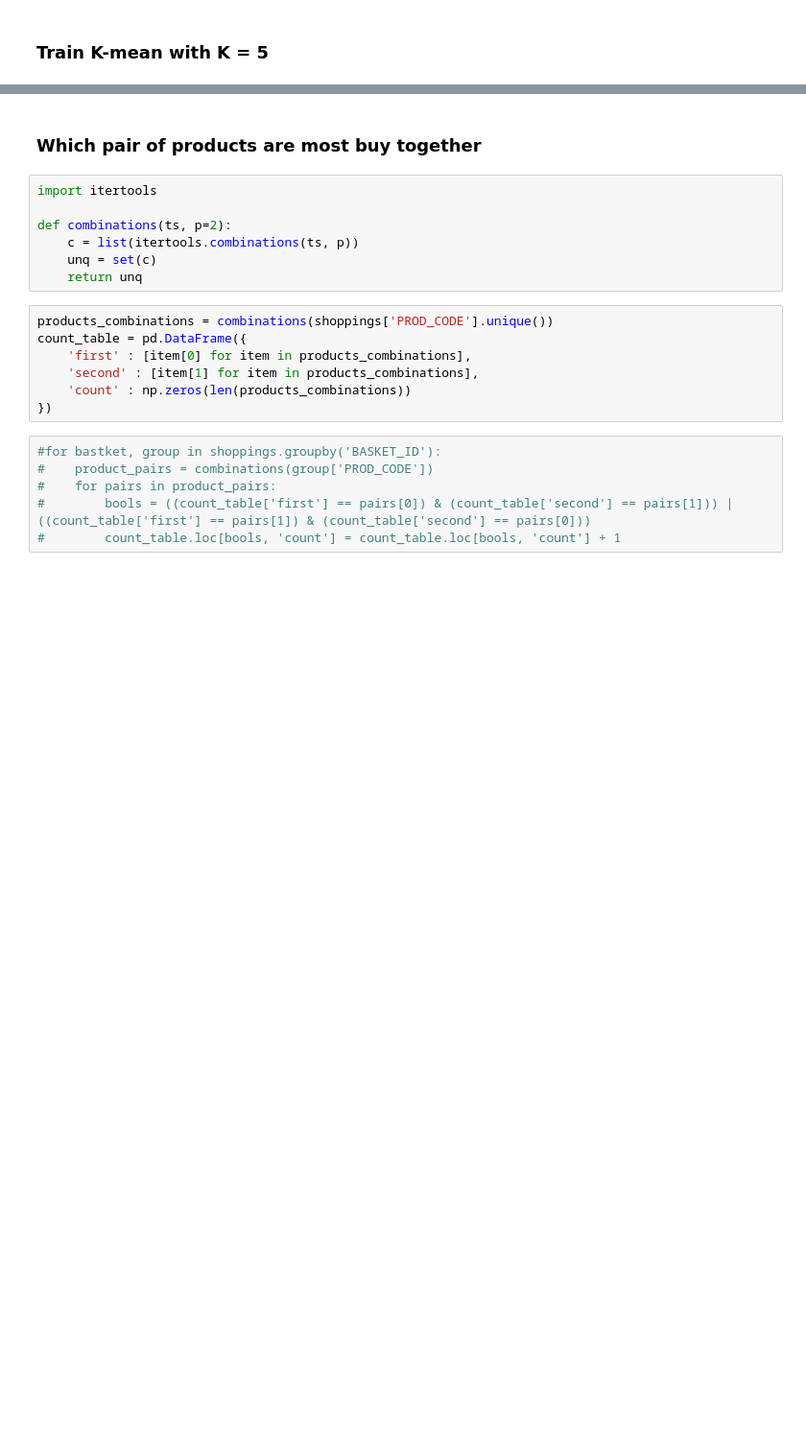
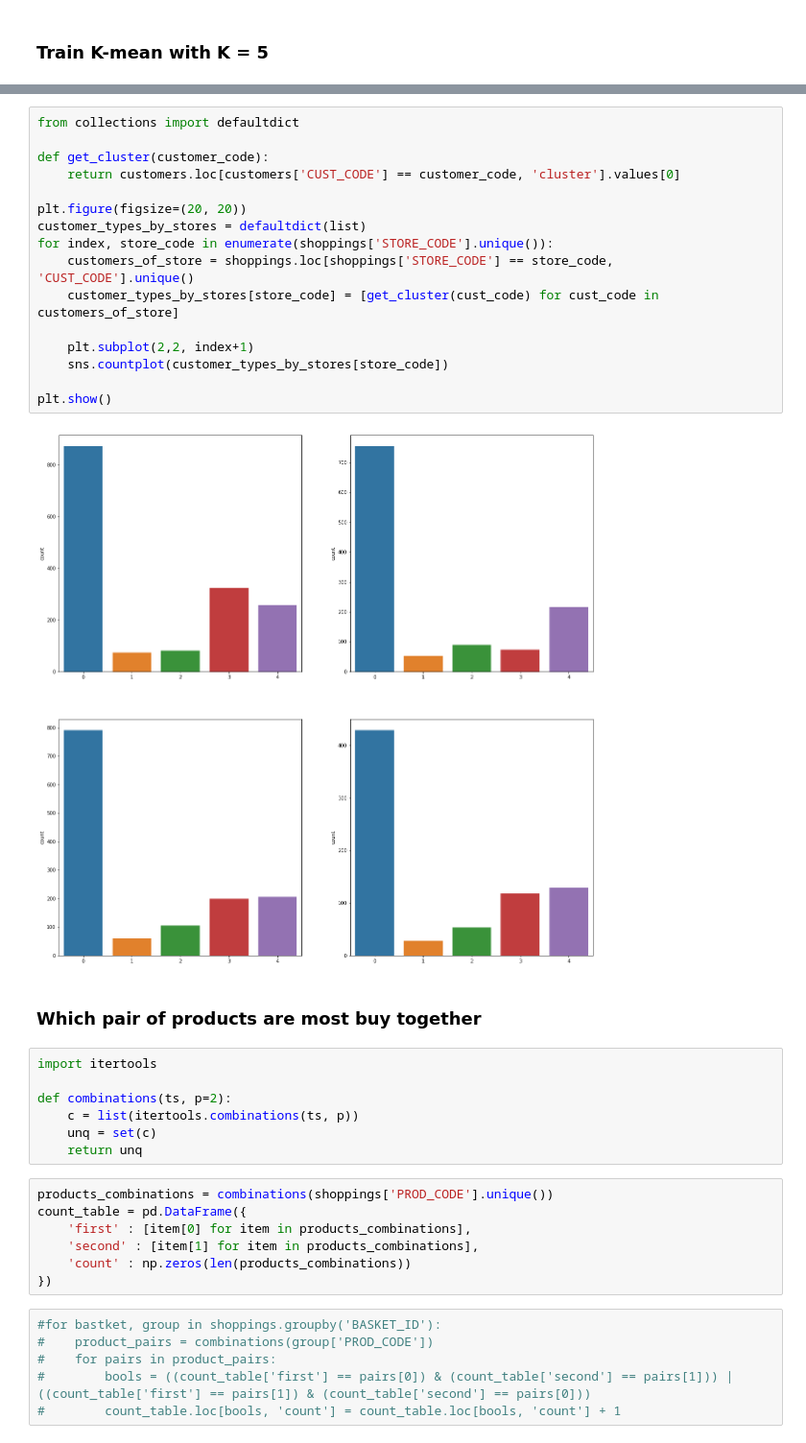
Before and after one commit to joei1994/ML-Projects, a Jupyter notebook: mini-projects/data-cafe-supermarket/supermarket_analysis.ipynb, the cells around one changed output, grey strips where cells are left out. Shown at 96% size. Cells and saved outputs as stored; diff of their text form; blank space fills up the shorter version.

```diff
--- a/mini-projects/data-cafe-supermarket/supermarket_analysis.ipynb
+++ b/mini-projects/data-cafe-supermarket/supermarket_analysis.ipynb
@@ -347,3 +366,21 @@ customers.groupby('cluster', as_index=False).mean().drop(columns=['hours_diff_sh
+# %%
+from collections import defaultdict
+
+def get_cluster(customer_code):
+    return customers.loc[customers['CUST_CODE'] == customer_code, 'cluster'].values[0]
+
+plt.figure(figsize=(20, 20))
+customer_types_by_stores = defaultdict(list)
+for index, store_code in enumerate(shoppings['STORE_CODE'].unique()):
+    customers_of_store = shoppings.loc[shoppings['STORE_CODE'] == store_code, 'CUST_CODE'].unique()
+    customer_types_by_stores[store_code] = [get_cluster(cust_code) for cust_code in customers_of_store]
+
+    plt.subplot(2,2, index+1)
+    sns.countplot(customer_types_by_stores[store_code])
+
+plt.show()
+# %% [output]
+[figure, added]
 # %% [markdown]
 ### Which pair of products are most buy together
 # %%
```
Also changed, not shown: parts of 9 cells of this notebook, 1 other file.
